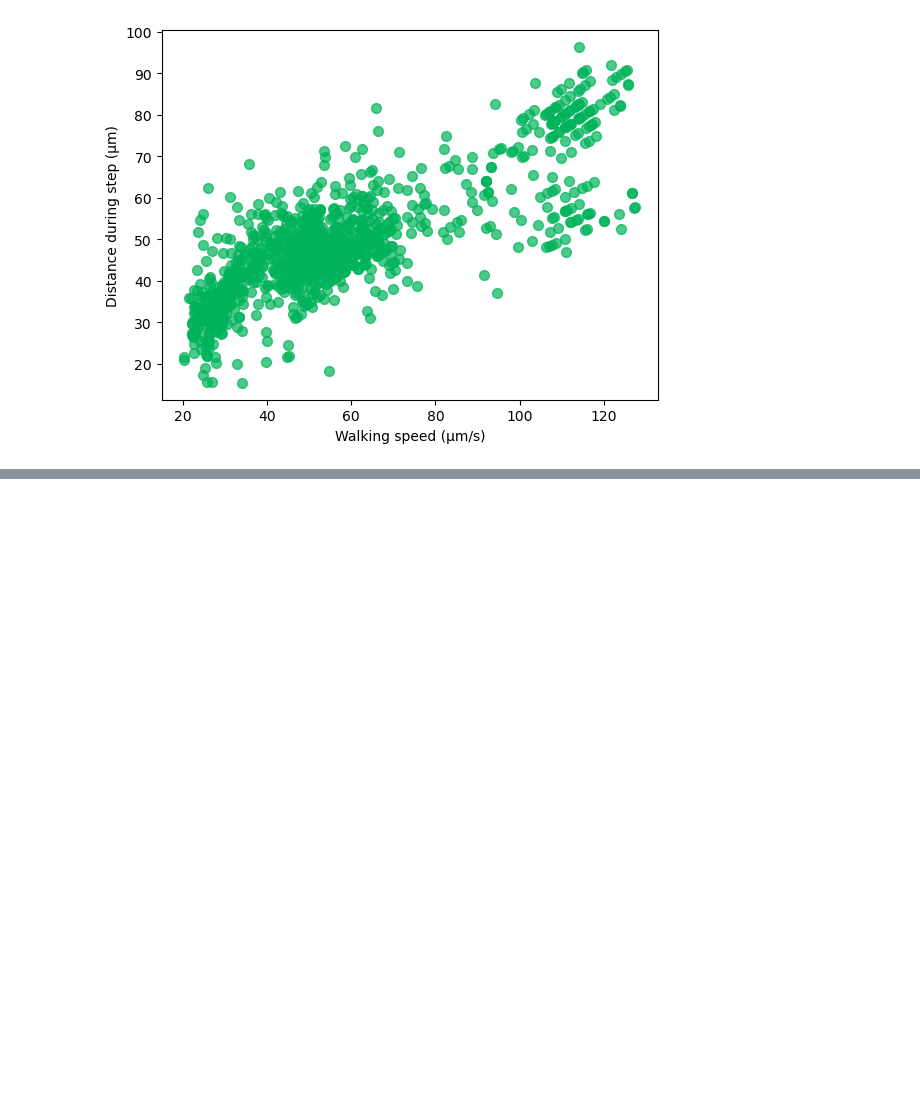
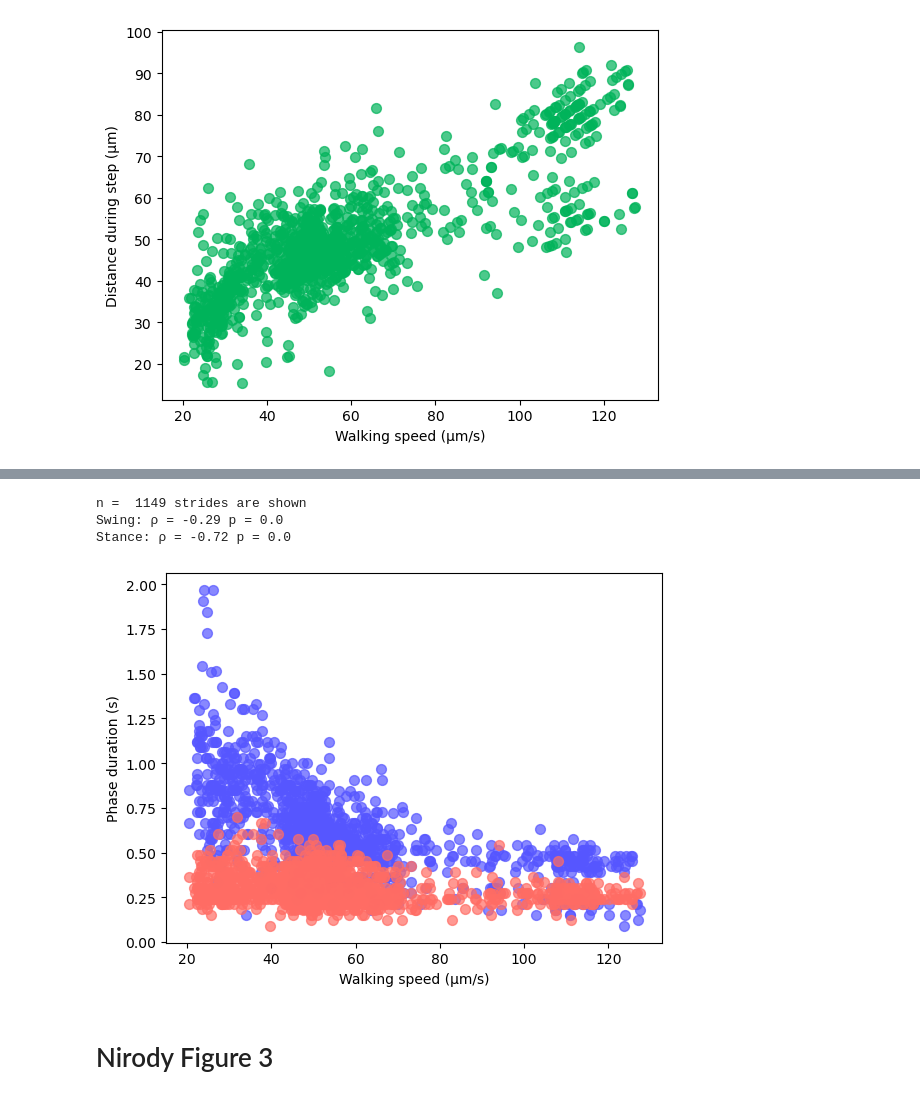
Before and after one commit to enwudz/gait, a Jupyter notebook: Speed and Step Kinematics.ipynb, the cells around one changed output, grey strips where cells are left out. Cells and saved outputs as stored; diff of their text form; code cells hidden in the pictures; blank space fills up the shorter version.

```diff
--- a/Speed and Step Kinematics.ipynb
+++ b/Speed and Step Kinematics.ipynb
@@ -97,17 +118,47 @@ approximately v > 100 μm/s (Fig. 2B)."
 # %%
 '''
 Figure 2C
-step amplitude vs. stance and swing duration
+walking speed vs. stance and swing duration
 
 "As speed increases, stance duration is modulated strongly while swing
 duration remains relatively constant (Fig. 2C).
 
 Both stance duration and stride period show a hyperbolic relationship
 with speed, as observed in insects [Drosophila (13), stick insect Carausius
 morosus (29), and desert ant Cataglyphyis fortis (30)]. In line with studies
 in arthropods, we find that swing duration is coordinated with stride period
 (ρ = 0.54, P < 0.001)."
 '''
+
+# load the step_timing data into a dataframe
+step_df = pd.read_excel(data_file, sheet_name='step_timing', index_col=None)
+
+speed_during_steps_scaled = step_df['speed_during_step_scaled'].values * 1000
+stance_durations = step_df['stance'].values
+swing_durations = step_df['swing'].values
+stance_color = '#5656ff'
+swing_color = '#ff6c64'
+
+plt.scatter(speed_during_steps_scaled,stance_durations,c=stance_color,s=50,alpha=0.7)
+plt.scatter(speed_during_steps_scaled,swing_durations,c=swing_color,s=50,alpha=0.7)
+plt.ylabel('Phase duration (s)')
+plt.xlabel('Walking speed (µm/s)')
+print('n = ', len(speed_during_steps_scaled), 'strides are shown')
+
+r,p = stats.spearmanr(speed_during_steps_scaled,swing_durations)
+print('Swing: ρ =', np.round(r,2), 'p =', np.round(p,2))
+
+r,p = stats.spearmanr(speed_during_steps_scaled,stance_durations)
+print('Stance: ρ =', np.round(r,2), 'p =', np.round(p,2))
+
+plt.show()
+# %% [output]
+n =  1149 strides are shown
+Swing: ρ = -0.29 p = 0.0
+Stance: ρ = -0.72 p = 0.0
+[figure, added]
+# %% [markdown]
+# Nirody Figure 3
 # %% [raw]
 Figure 3 text
 
```
Also changed, not shown: parts of 8 cells of this notebook.
